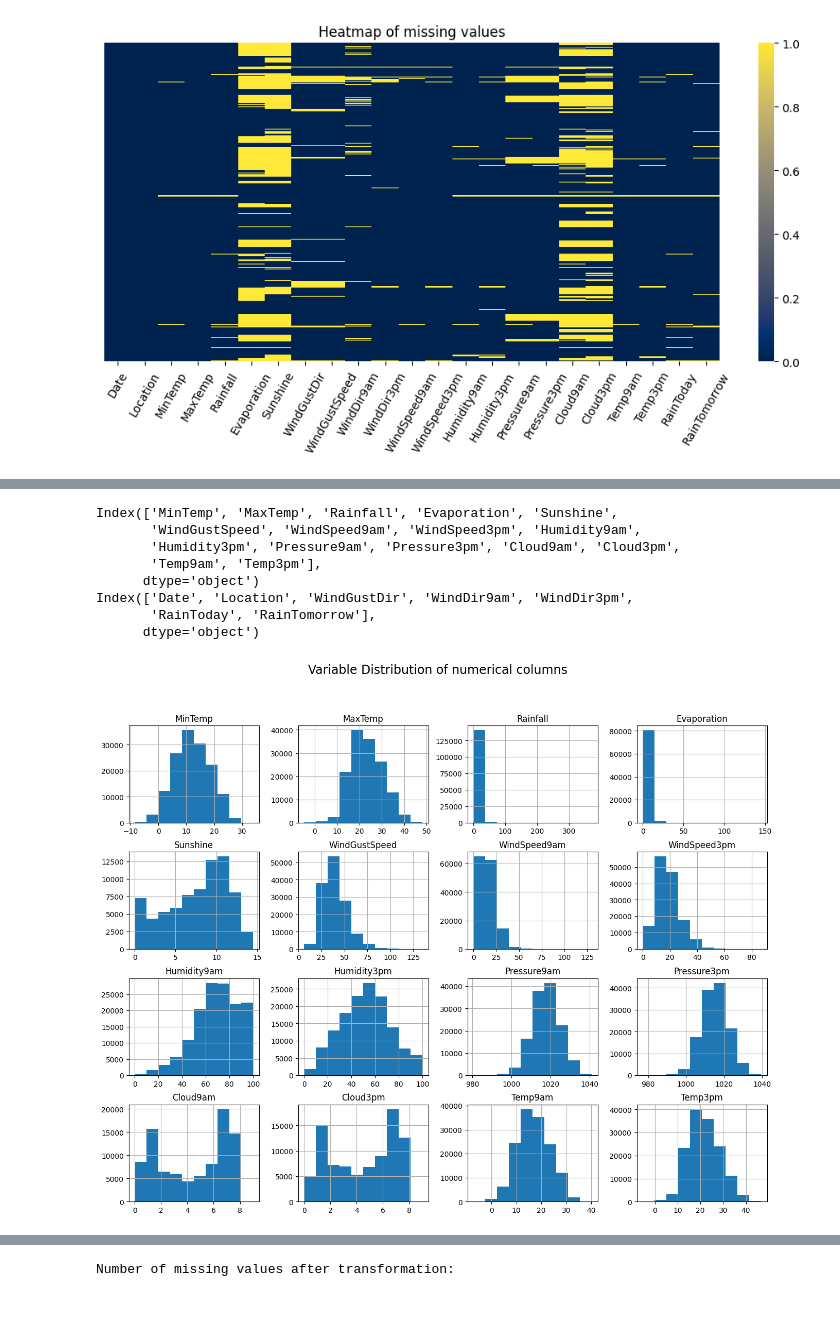
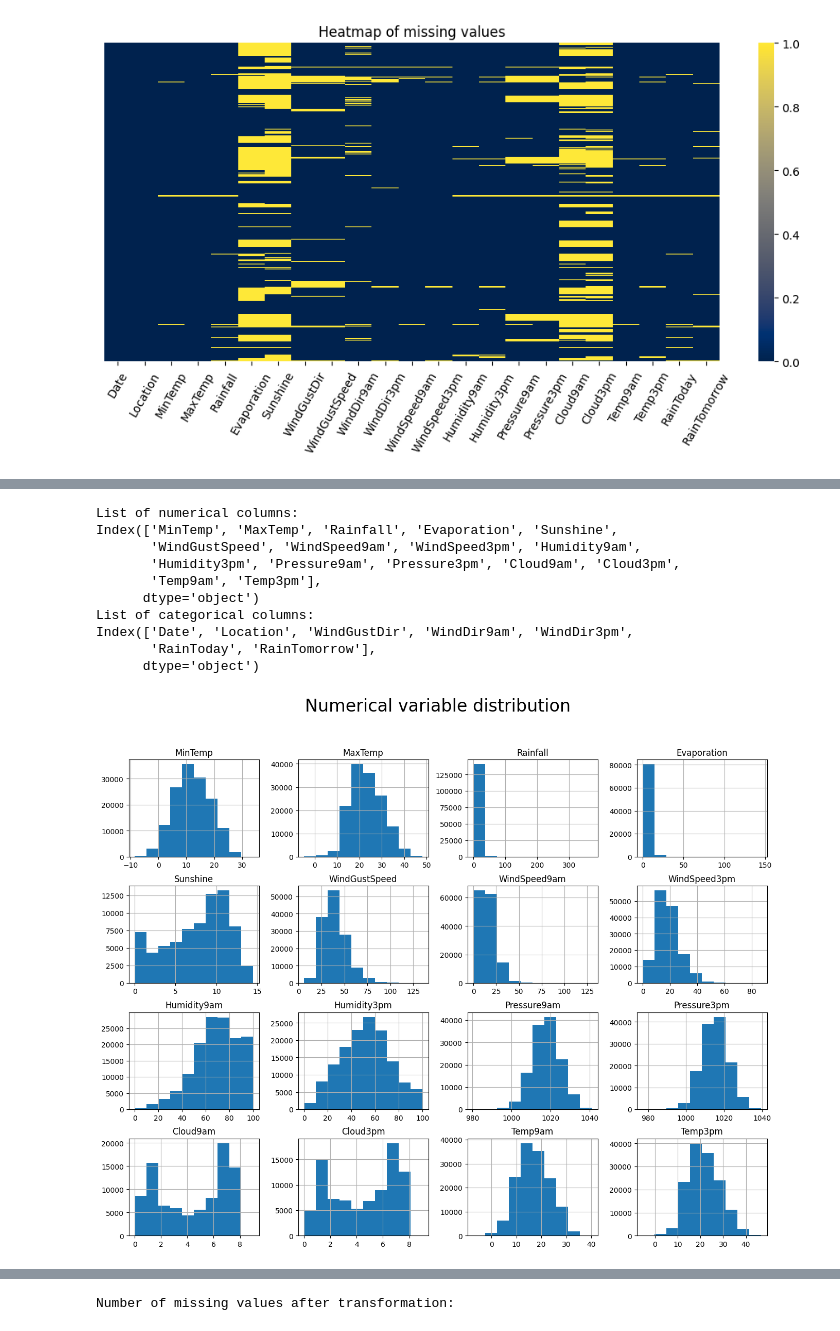
Before and after one commit to dzungpnguyen/rain-in-australia, a Jupyter notebook: data_exploration_analysis.ipynb, the cells around one changed output, grey strips where cells are left out. Saved outputs shown, nothing was run; the diff lists cells and outputs as text; code cells hidden in the pictures.

```diff
--- a/data_exploration_analysis.ipynb
+++ b/data_exploration_analysis.ipynb
@@ -128,20 +111,24 @@ array(['Albury', 'BadgerysCreek', 'Cobar', 'CoffsHarbour', 'Moree',
 # %%
 numerical_columns = df.select_dtypes(include=['float']).columns
 categorical_columns = df.select_dtypes(include=['object']).columns
+print('List of numerical columns:')
 print(numerical_columns)
+print('List of categorical columns:')
 print(categorical_columns)
 # %% [output]
+List of numerical columns:
 Index(['MinTemp', 'MaxTemp', 'Rainfall', 'Evaporation', 'Sunshine',
        'WindGustSpeed', 'WindSpeed9am', 'WindSpeed3pm', 'Humidity9am',
        'Humidity3pm', 'Pressure9am', 'Pressure3pm', 'Cloud9am', 'Cloud3pm',
        'Temp9am', 'Temp3pm'],
       dtype='object')
+List of categorical columns:
 Index(['Date', 'Location', 'WindGustDir', 'WindDir9am', 'WindDir3pm',
        'RainToday', 'RainTomorrow'],
       dtype='object')
 # %%
 df.hist(column=numerical_columns, figsize=(16, 12))
-plt.suptitle('Variable Distribution of numerical columns', fontsize=17)
+plt.suptitle('Numerical variable distribution', fontsize=24)
 plt.show()
 # %% [output]
-[figure, old version]
+[figure, new version]
```
Also changed, not shown: parts of 13 cells of this notebook.
